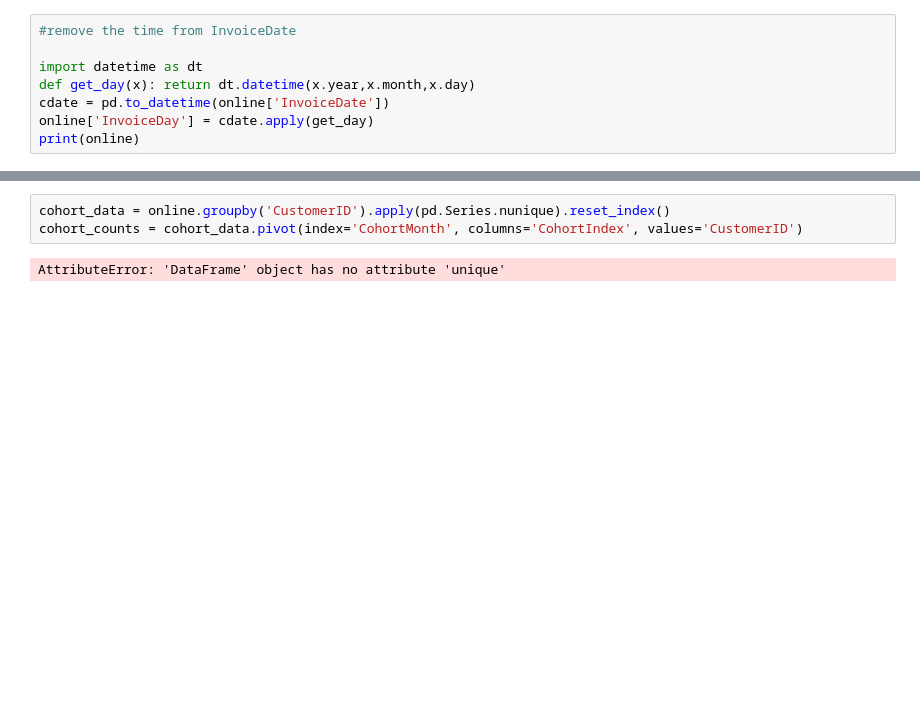
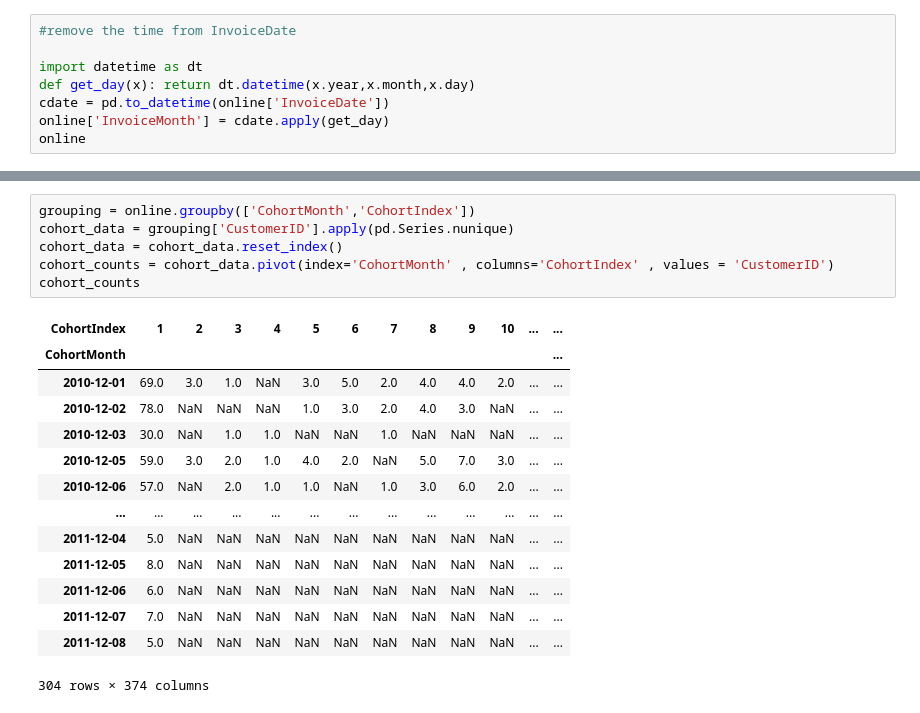
Before and after one commit to sayemomer/cohort_analysis, a Jupyter notebook: Cohort Analysis.ipynb, the cells around one changed output, grey strips where cells are left out. Cells and saved outputs as stored; diff of their text form; blank space fills up the shorter version.

```diff
--- a/Cohort Analysis.ipynb
+++ b/Cohort Analysis.ipynb
@@ -24,6 +39,6 @@ print(online.head())
 import datetime as dt
 def get_day(x): return dt.datetime(x.year,x.month,x.day)
 cdate = pd.to_datetime(online['InvoiceDate'])
-online['InvoiceDay'] = cdate.apply(get_day)
-print(online)
+online['InvoiceMonth'] = cdate.apply(get_day)
+online
 # %% [output]
@@ -125,5 +106,21 @@ print(online.head())
 # %%
-cohort_data = online.groupby('CustomerID').apply(pd.Series.nunique).reset_index()
-cohort_counts = cohort_data.pivot(index='CohortMonth', columns='CohortIndex', values='CustomerID')
+grouping = online.groupby(['CohortMonth','CohortIndex'])
+cohort_data = grouping['CustomerID'].apply(pd.Series.nunique)
+cohort_data = cohort_data.reset_index()
+cohort_counts = cohort_data.pivot(index='CohortMonth' , columns='CohortIndex' , values = 'CustomerID')
+cohort_counts
 # %% [output]
+| CohortIndex | 1 | 2 | 3 | 4 | 5 | 6 | 7 | 8 | 9 | 10 | ... | ... |
+| CohortMonth |  |  |  |  |  |  |  |  |  |  |  | ... |
+| 2010-12-01 | 69.0 | 3.0 | 1.0 | NaN | 3.0 | 5.0 | 2.0 | 4.0 | 4.0 | 2.0 | ... | ... |
+| 2010-12-02 | 78.0 | NaN | NaN | NaN | 1.0 | 3.0 | 2.0 | 4.0 | 3.0 | NaN | ... | ... |
+| 2010-12-03 | 30.0 | NaN | 1.0 | 1.0 | NaN | NaN | 1.0 | NaN | NaN | NaN | ... | ... |
+| 2010-12-05 | 59.0 | 3.0 | 2.0 | 1.0 | 4.0 | 2.0 | NaN | 5.0 | 7.0 | 3.0 | ... | ... |
+| 2010-12-06 | 57.0 | NaN | 2.0 | 1.0 | 1.0 | NaN | 1.0 | 3.0 | 6.0 | 2.0 | ... | ... |
+| ... | ... | ... | ... | ... | ... | ... | ... | ... | ... | ... | ... | ... |
+| 2011-12-04 | 5.0 | NaN | NaN | NaN | NaN | NaN | NaN | NaN | NaN | NaN | ... | ... |
+| 2011-12-05 | 8.0 | NaN | NaN | NaN | NaN | NaN | NaN | NaN | NaN | NaN | ... | ... |
+| 2011-12-06 | 6.0 | NaN | NaN | NaN | NaN | NaN | NaN | NaN | NaN | NaN | ... | ... |
+| 2011-12-07 | 7.0 | NaN | NaN | NaN | NaN | NaN | NaN | NaN | NaN | NaN | ... | ... |
+| 2011-12-08 | 5.0 | NaN | NaN | NaN | NaN | NaN | NaN | NaN | NaN | NaN | ... | ... |
-AttributeError: 'DataFrame' object has no attribute 'unique'
+304 rows × 374 columns
```
Also changed, not shown: parts of 9 cells of this notebook.
